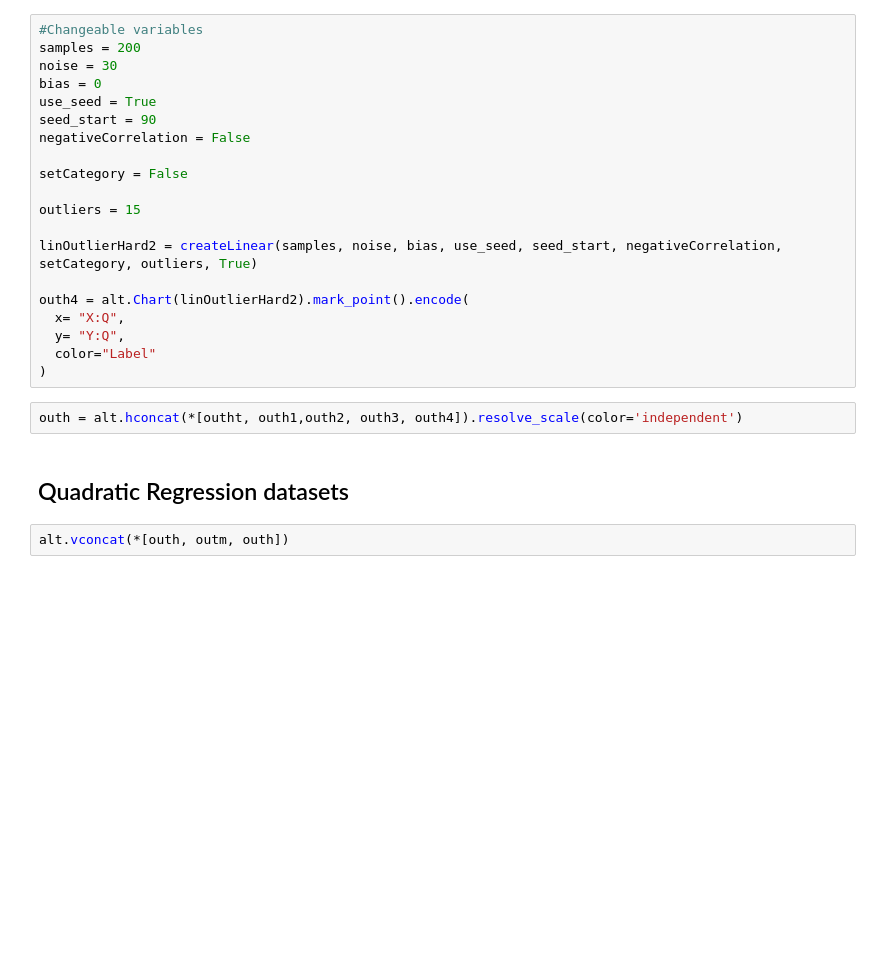
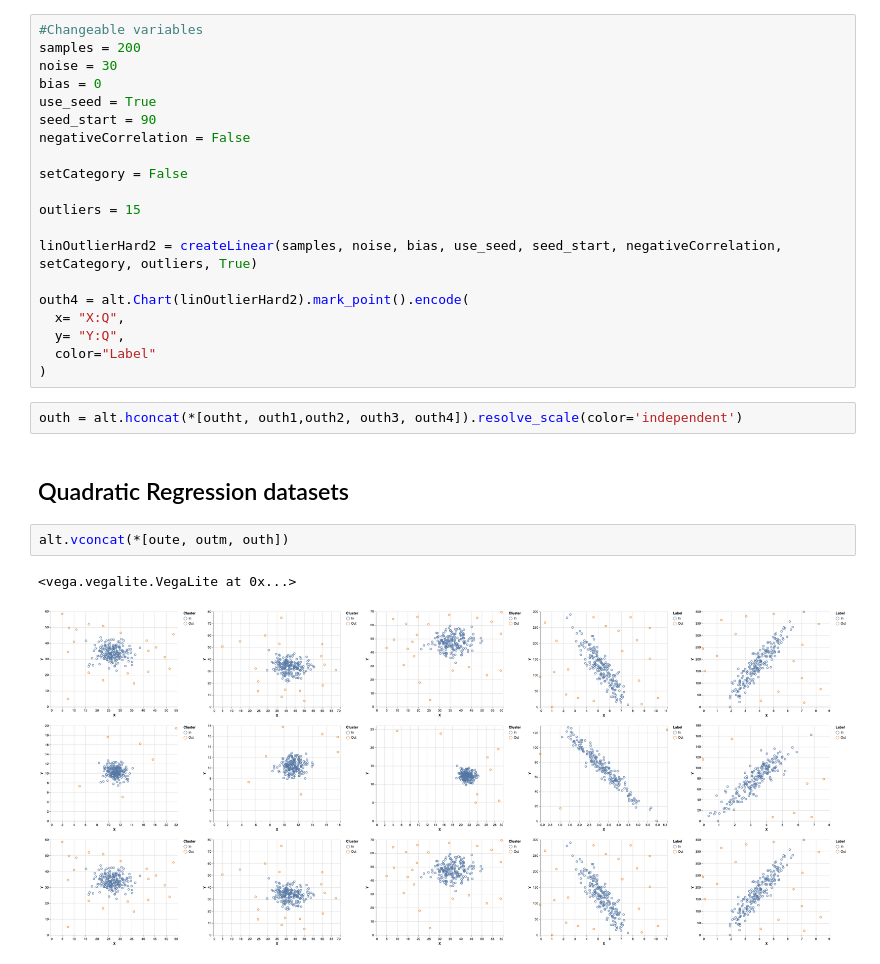
Before and after one commit to visdesignlab/intent-data-generation, a Jupyter notebook: Data Generation Notebook.ipynb, the cells around one changed output. Saved outputs shown, nothing was run; the diff lists cells and outputs as text; blank space fills up the shorter version.

```diff
--- a/Data Generation Notebook.ipynb
+++ b/Data Generation Notebook.ipynb
@@ -1670,4 +1672,7 @@ outh = alt.hconcat(*[outht, outh1,outh2, outh3, outh4]).resolve_scale(color='ind
 # %% [markdown]
 ## Quadratic Regression datasets
 # %%
-alt.vconcat(*[outh, outm, outh])
+alt.vconcat(*[oute, outm, outh])
+# %% [output]
+<vega.vegalite.VegaLite at 0x...>
+[figure, added]
```
Also changed, not shown: parts of 5 cells of this notebook, 1 other file.
